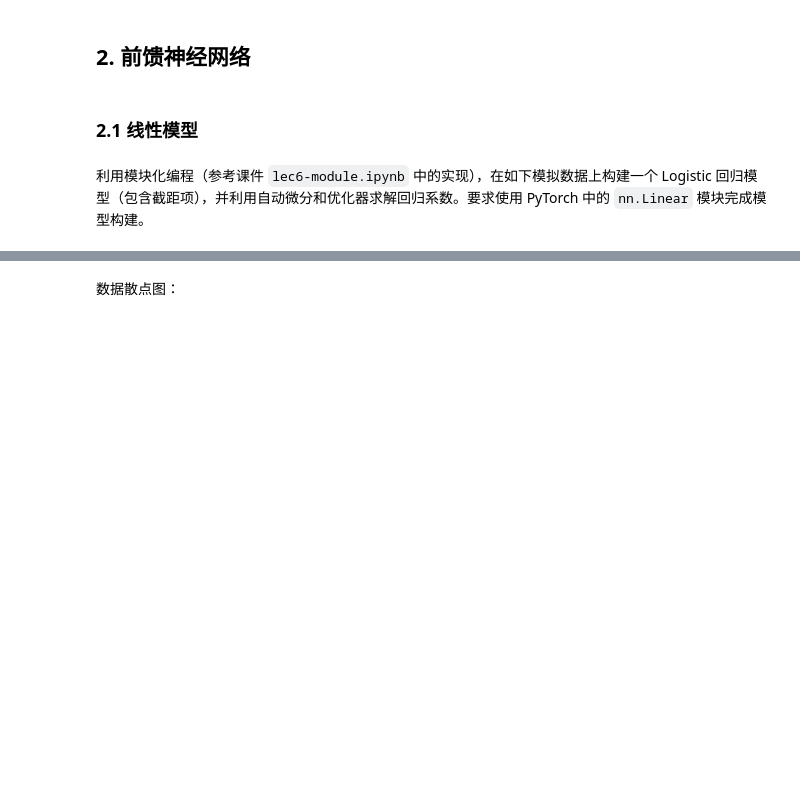
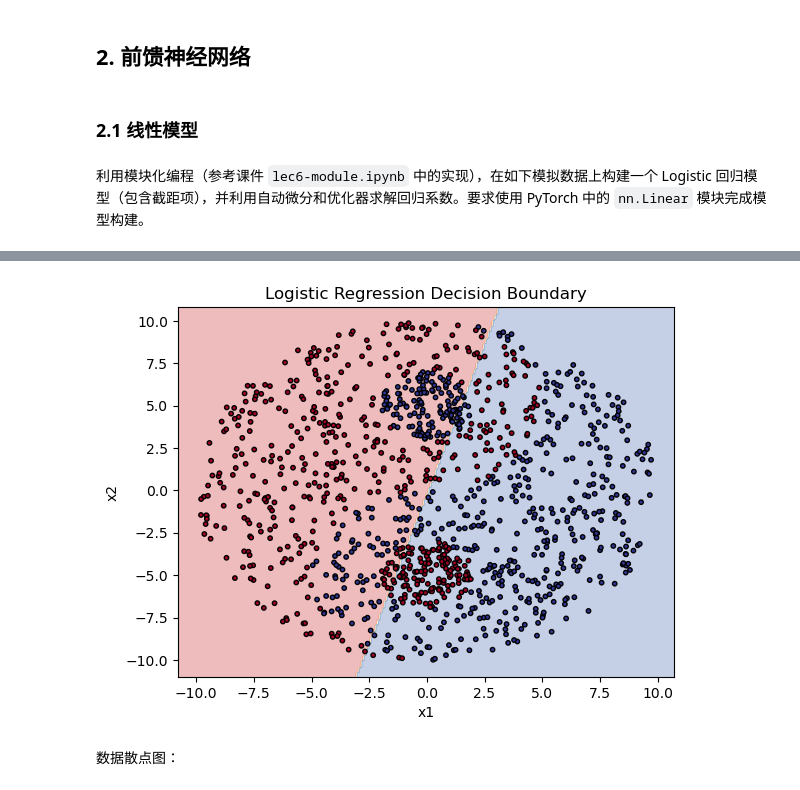
Before and after one commit to YJ-jing7/d12026s, a Jupyter notebook: HW2-3/hw2-3.ipynb, the cells around one changed output, grey strips where cells are left out. Drawn from its saved outputs; the diff is of its cells as text; code cells hidden in the pictures; blank space fills up the shorter version.

```diff
--- a/HW2-3/hw2-3.ipynb
+++ b/HW2-3/hw2-3.ipynb
@@ -157,7 +309,13 @@ print(loss2)
 利用模块化编程（参考课件 `lec6-module.ipynb` 中的实现），在如下模拟数据上构建一个 Logistic 回归模型（包含截距项），并利用自动微分和优化器求解回归系数。要求使用 PyTorch 中的 `nn.Linear` 模块完成模型构建。
 # %%
 import numpy as np
+import torch
+import torch.nn as nn
+import torch.optim as optim
+from torch.utils.data import DataLoader, TensorDataset
+import matplotlib.pyplot as plt
 
+# ========== 1. 定义数据生成函数 ==========
 def gen_data(n_obs=1000, radius=1.0, eye_oversample_ratio=0.0):
     factor = 1.5
     n_candidates = int(n_obs * factor)
@@ -178,7 +336,7 @@ def gen_data(n_obs=1000, radius=1.0, eye_oversample_ratio=0.0):
     half_r = radius / 2.0
     eye_r = radius / 5.0
 
-    upper_semi = (x1 > 0) & ((x1**2 + (x2 - half_r)**2) <= half_r**2)
+    upper_semi = (x1 >= 0) & ((x1**2 + (x2 - half_r)**2) <= half_r**2)
     lower_semi = (x1 < 0) & ((x1**2 + (x2 + half_r)**2) <= half_r**2)
 
     yang_eye = (x1**2 + (x2 - half_r)**2) <= eye_r**2
@@ -186,8 +344,8 @@ def gen_data(n_obs=1000, radius=1.0, eye_oversample_ratio=0.0):
 
     labels = np.full(len(points), -1, dtype=int)
     labels[upper_semi] = 0
+    labels[lower_semi] = 1
     labels[yang_eye] = 1
-    labels[lower_semi] = 1
     labels[yin_eye] = 0
 
     rest = (labels == -1)
@@ -200,12 +358,13 @@ def gen_data(n_obs=1000, radius=1.0, eye_oversample_ratio=0.0):
         def sample_disk(center, radius_disk, n):
             pts = np.random.uniform(-radius_disk, radius_disk, size=(int(n * 1.5), 2))
             inside_d = np.sum(pts**2, axis=1) <= radius_disk**2
-            pts = pts[inside_d][:n]
+            pts = pts[inside_d]
             while len(pts) < n:
                 extra_pts = np.random.uniform(-radius_disk, radius_disk, size=(n, 2))
                 in_extra = np.sum(extra_pts**2, axis=1) <= radius_disk**2
                 extra_pts = extra_pts[in_extra]
-                pts = np.vstack([pts, extra_pts])[:n]
+                pts = np.vstack([pts, extra_pts])
+            pts = pts[:n]
             return pts + np.array(center)
 
         extra_yang_pts = sample_disk(center=(0, half_r), radius_disk=eye_r, n=n_extra)
@@ -217,9 +376,84 @@ def gen_data(n_obs=1000, radius=1.0, eye_oversample_ratio=0.0):
         points = np.vstack([points, extra_yang_pts, extra_yin_pts])
         labels = np.concatenate([labels, extra_yang_labels, extra_yin_labels])
 
-    return points, labels
+    return points.astype(np.float32), labels
 
+# ========== 2. 生成数据 ==========
 np.random.seed(123456)
 x, y = gen_data(n_obs=1000, radius=10.0, eye_oversample_ratio=0.1)
-print(x[:5])
-print(y[:5])
+
+print("x shape:", x.shape)
+print("y shape:", y.shape)
+print("前5个样本:\n", x[:5])
+print("前5个标签:", y[:5])
+print("类别分布:", np.bincount(y))
+
+# ========== 3. 转换为 PyTorch 张量 ==========
+X_tensor = torch.tensor(x, dtype=torch.float32)
+y_tensor = torch.tensor(y, dtype=torch.float32).reshape(-1, 1)
+
+# ========== 4. 定义 Logistic 回归模型 ==========
+class LogisticRegression(nn.Module):
+    def __init__(self, input_dim):
+        super(LogisticRegression, self).__init__()
+        self.linear = nn.Linear(input_dim, 1)
+
+    def forward(self, x):
+        return torch.sigmoid(self.linear(x))
+
+model = LogisticRegression(input_dim=2)
+criterion = nn.BCELoss()
+optimizer = optim.SGD(model.parameters(), lr=0.1)
+
+# ========== 5. 训练模型 ==========
+dataset = TensorDataset(X_tensor, y_tensor)
+dataloader = DataLoader(dataset, batch_size=64, shuffle=True)
+
+epochs = 200
+for epoch in range(epochs):
+    total_loss = 0
+    for batch_x, batch_y in dataloader:
+        outputs = model(batch_x)
+        loss = criterion(outputs, batch_y)
+
+        optimizer.zero_grad()
+        loss.backward()
+        optimizer.step()
+
+        total_loss += loss.item()
+
+    if (epoch + 1) % 40 == 0:
+        avg_loss = total_loss / len(dataloader)
+        print(f"Epoch {epoch+1}/{epochs}, Loss: {avg_loss:.4f}")
+
+# ========== 6. 评估模型 ==========
+with torch.no_grad():
+    predictions = model(X_tensor)
+    predicted_class = (predictions > 0.5).float()
+    accuracy = (predicted_class == y_tensor).float().mean()
+    print(f"\n训练集准确率: {accuracy.item():.4f}")
+
+print(f"模型权重: {model.linear.weight.data}")
+print(f"模型截距: {model.linear.bias.data}")
+
+# ========== 7. 可视化决策边界 ==========
+def plot_decision_boundary(model, X, y):
+    model.eval()
+    x_min, x_max = X[:, 0].min() - 1, X[:, 0].max() + 1
+    y_min, y_max = X[:, 1].min() - 1, X[:, 1].max() + 1
+    xx, yy = np.meshgrid(np.arange(x_min, x_max, 0.1),
+                         np.arange(y_min, y_max, 0.1))
+
+    with torch.no_grad():
+        Z = model(torch.tensor(np.c_[xx.ravel(), yy.ravel()], dtype=torch.float32))
+        Z = (Z > 0.5).float().numpy().reshape(xx.shape)
+
+    plt.contourf(xx, yy, Z, alpha=0.3, cmap='RdYlBu')
+    plt.scatter(X[:, 0], X[:, 1], c=y, cmap='RdYlBu', edgecolors='k', s=10)
+    plt.title("Logistic Regression Decision Boundary")
+    plt.xlabel("x1")
+    plt.ylabel("x2")
+    plt.show()
+
+plot_decision_boundary(model, x, y)
+# %% [output]
@@ -226,3 +479,4 @@ print(y[:5])
+[figure, added]
 # %% [markdown]
 数据散点图：
 # %%
```
Also changed, not shown: parts of 21 cells of this notebook, 1 other file.
